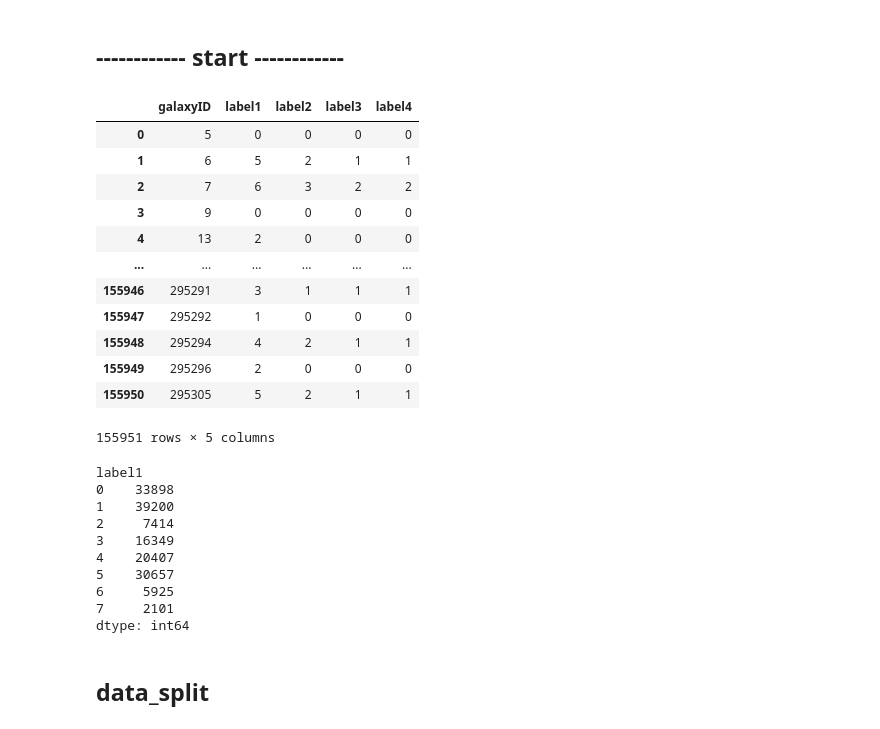
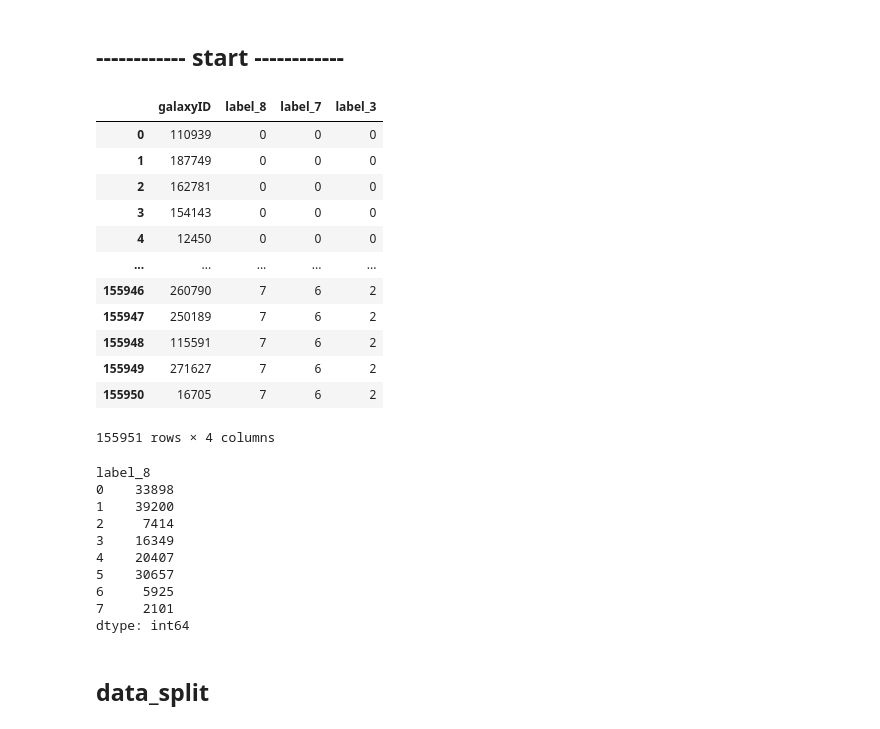
Before and after one commit to hungjinh/galaxyZooNet, a Jupyter notebook: notebooks/[demo] data_kits.ipynb, the cells around one changed output. Saved outputs shown, nothing was run; the diff lists cells and outputs as text; code cells hidden in the pictures.

```diff
--- a/notebooks/[demo] data_kits.ipynb
+++ b/notebooks/[demo] data_kits.ipynb
@@ -11,26 +11,26 @@ import pandas as pd
 import matplotlib.pyplot as plt
 %config InlineBackend.figure_format='retina'
 # %%
-df = pd.read_csv(dir_cat+'classAll_4label_temp.csv')
+df = pd.read_csv(dir_cat+'gz2_all_v2.csv')
 df
 # %% [output]
-|  | galaxyID | label1 | label2 | label3 | label4 |
-| 0 | 5 | 0 | 0 | 0 | 0 |
-| 1 | 6 | 5 | 2 | 1 | 1 |
-| 2 | 7 | 6 | 3 | 2 | 2 |
-| 3 | 9 | 0 | 0 | 0 | 0 |
-| 4 | 13 | 2 | 0 | 0 | 0 |
-| ... | ... | ... | ... | ... | ... |
-| 155946 | 295291 | 3 | 1 | 1 | 1 |
-| 155947 | 295292 | 1 | 0 | 0 | 0 |
-| 155948 | 295294 | 4 | 2 | 1 | 1 |
-| 155949 | 295296 | 2 | 0 | 0 | 0 |
-| 155950 | 295305 | 5 | 2 | 1 | 1 |
+|  | galaxyID | label_8 | label_7 | label_3 |
+| 0 | 110939 | 0 | 0 | 0 |
+| 1 | 187749 | 0 | 0 | 0 |
+| 2 | 162781 | 0 | 0 | 0 |
+| 3 | 154143 | 0 | 0 | 0 |
+| 4 | 12450 | 0 | 0 | 0 |
+| ... | ... | ... | ... | ... |
+| 155946 | 260790 | 7 | 6 | 2 |
+| 155947 | 250189 | 7 | 6 | 2 |
+| 155948 | 115591 | 7 | 6 | 2 |
+| 155949 | 271627 | 7 | 6 | 2 |
+| 155950 | 16705 | 7 | 6 | 2 |
-155951 rows × 5 columns
+155951 rows × 4 columns
 # %%
-df.groupby(['label1']).size()
+df.groupby(['label_8']).size()
 # %% [output]
-label1
+label_8
 0    33898
 1    39200
 2     7414
```
Also changed, not shown: parts of 10 cells of this notebook, 3 other files.
